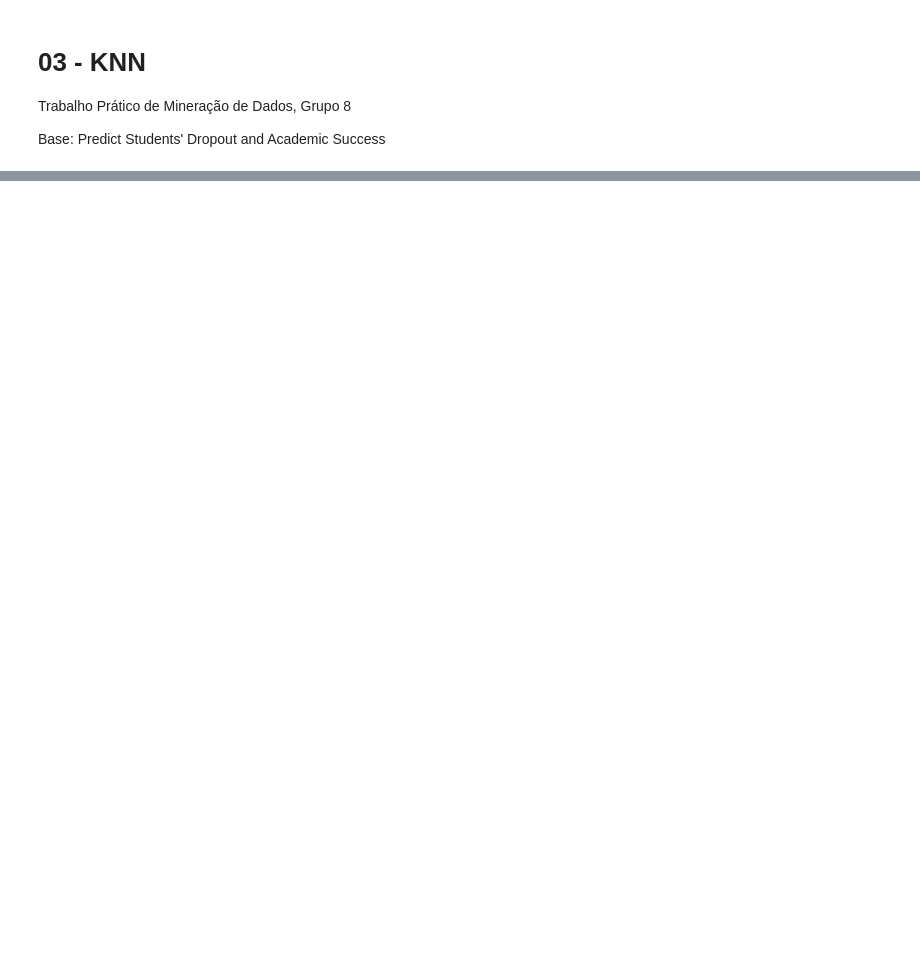
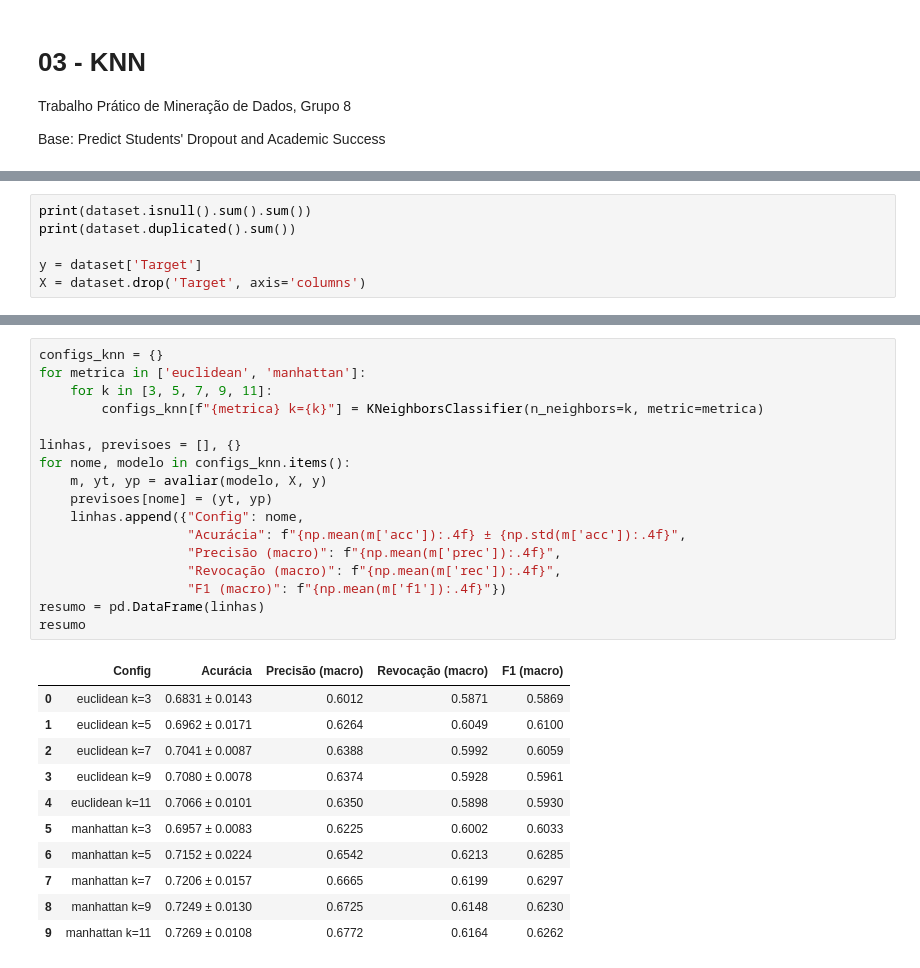
Before and after one commit to DaviComerio/trabalho-mineracao-de-dados, a Jupyter notebook: codigo/notebooks/03_knn.ipynb, the cells around one changed output, grey strips where cells are left out. Saved outputs shown, nothing was run; the diff lists cells and outputs as text; blank space fills up the shorter version.

```diff
--- a/codigo/notebooks/03_knn.ipynb
+++ b/codigo/notebooks/03_knn.ipynb
@@ -21,3 +26,9 @@ dataset.head()
 | 3 | 1 | 17 | 2 | 9773 | 1 | ... |
 | 4 | 2 | 39 | 1 | 8014 | 0 | ... |
 5 rows × 37 columns
+# %%
+print(dataset.isnull().sum().sum())
+print(dataset.duplicated().sum())
+
+y = dataset['Target']
+X = dataset.drop('Target', axis='columns')
@@ -23,0 +56,29 @@ dataset.head()
+# %%
+configs_knn = {}
+for metrica in ['euclidean', 'manhattan']:
+    for k in [3, 5, 7, 9, 11]:
+        configs_knn[f"{metrica} k={k}"] = KNeighborsClassifier(n_neighbors=k, metric=metrica)
+
+linhas, previsoes = [], {}
+for nome, modelo in configs_knn.items():
+    m, yt, yp = avaliar(modelo, X, y)
+    previsoes[nome] = (yt, yp)
+    linhas.append({"Config": nome,
+                   "Acurácia": f"{np.mean(m['acc']):.4f} ± {np.std(m['acc']):.4f}",
+                   "Precisão (macro)": f"{np.mean(m['prec']):.4f}",
+                   "Revocação (macro)": f"{np.mean(m['rec']):.4f}",
+                   "F1 (macro)": f"{np.mean(m['f1']):.4f}"})
+resumo = pd.DataFrame(linhas)
+resumo
+# %% [output]
+|  | Config | Acurácia | Precisão (macro) | Revocação (macro) | F1 (macro) |
+| 0 | euclidean k=3 | 0.6831 ± 0.0143 | 0.6012 | 0.5871 | 0.5869 |
+| 1 | euclidean k=5 | 0.6962 ± 0.0171 | 0.6264 | 0.6049 | 0.6100 |
+| 2 | euclidean k=7 | 0.7041 ± 0.0087 | 0.6388 | 0.5992 | 0.6059 |
+| 3 | euclidean k=9 | 0.7080 ± 0.0078 | 0.6374 | 0.5928 | 0.5961 |
+| 4 | euclidean k=11 | 0.7066 ± 0.0101 | 0.6350 | 0.5898 | 0.5930 |
+| 5 | manhattan k=3 | 0.6957 ± 0.0083 | 0.6225 | 0.6002 | 0.6033 |
+| 6 | manhattan k=5 | 0.7152 ± 0.0224 | 0.6542 | 0.6213 | 0.6285 |
+| 7 | manhattan k=7 | 0.7206 ± 0.0157 | 0.6665 | 0.6199 | 0.6297 |
+| 8 | manhattan k=9 | 0.7249 ± 0.0130 | 0.6725 | 0.6148 | 0.6230 |
+| 9 | manhattan k=11 | 0.7269 ± 0.0108 | 0.6772 | 0.6164 | 0.6262 |
```
Also changed, not shown: parts of 4 cells of this notebook.
